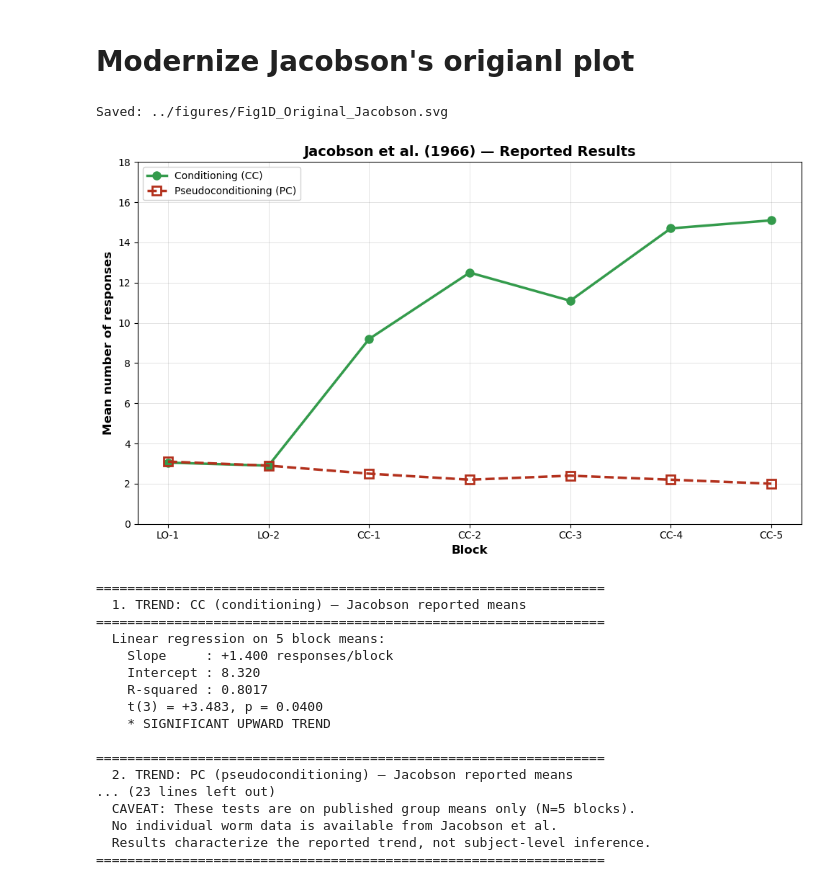
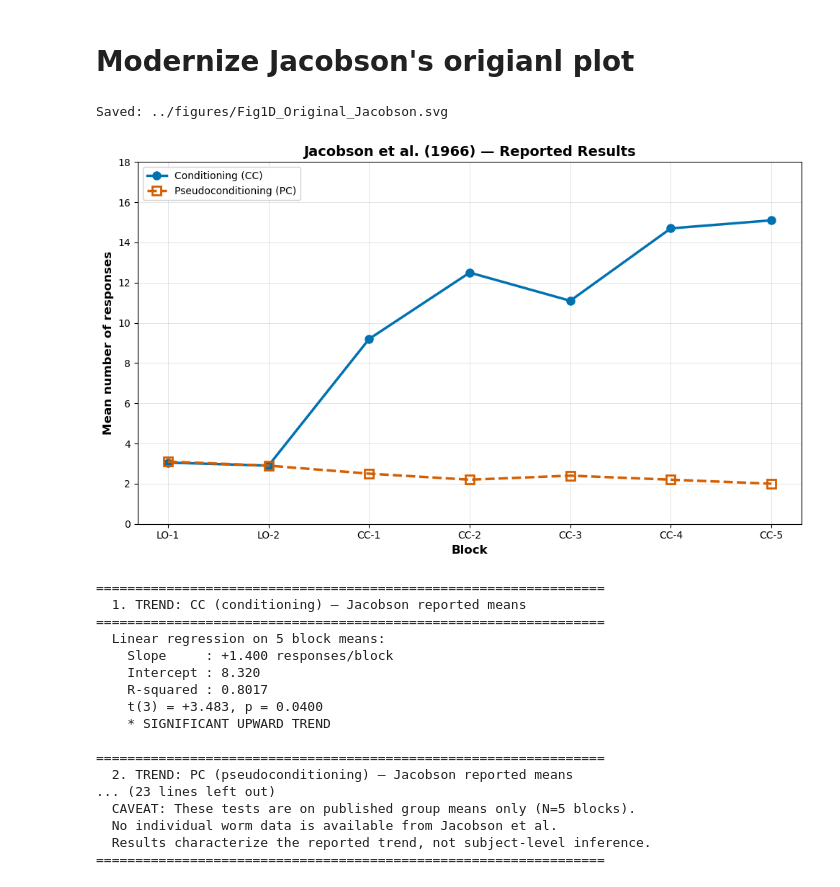
Before and after one commit to madeleinesnyder/PlanariaPipe, a Jupyter notebook: hand_scoring_scripts/Fig1_Supp2_JacobsonStyle_Lineplot_HiLo_Responders.ipynb, the cells around one changed output. Saved outputs shown, nothing was run; the diff lists cells and outputs as text; code cells hidden in the pictures.

```diff
--- a/hand_scoring_scripts/Fig1_Supp2_JacobsonStyle_Lineplot_HiLo_Responders.ipynb
+++ b/hand_scoring_scripts/Fig1_Supp2_JacobsonStyle_Lineplot_HiLo_Responders.ipynb
@@ -892,13 +983,13 @@ pc_vals = [PC_L1, PC_L2, PC1, PC2, PC3, PC4, PC5]
 fig, ax = plt.subplots(figsize=(10, 6))
 
 ax.plot(blocks, cc_vals,
-        color='#349B4C', linestyle='-', linewidth=2.5,
-        marker='o', markersize=8, markerfacecolor='#349B4C', markeredgecolor='#349B4C',
+        color='#0072B2', linestyle='-', linewidth=2.5,
+        marker='o', markersize=8, markerfacecolor='#0072B2', markeredgecolor='#0072B2',
         label='Conditioning (CC)', zorder=5)
 
 ax.plot(blocks, pc_vals,
-        color='#B3311D', linestyle='--', linewidth=2.5,
-        marker='s', markersize=8, markerfacecolor='none', markeredgecolor='#B3311D',
+        color='#D55E00', linestyle='--', linewidth=2.5,
+        marker='s', markersize=8, markerfacecolor='none', markeredgecolor='#D55E00',
         markeredgewidth=2, label='Pseudoconditioning (PC)', zorder=5)
 
 ax.set_xticks(blocks)
@@ -981,34 +1072,34 @@ interaction = all_blocks * group_code
 X = np.column_stack([np.ones(10), all_blocks, group_code, interaction])
 from numpy.linalg import lstsq
 beta, residuals, rank, sv = lstsq(X, all_vals, rcond=None)
 y_pred = X @ beta
 ss_res = np.sum((all_vals - y_pred)**2)
 df_res = 10 - 4
 mse = ss_res / df_res
 
 # SE of interaction coefficient
 XtX_inv = np.linalg.inv(X.T @ X)
 se_inter = np.sqrt(mse * XtX_inv[3, 3])
 t_inter = beta[3] / se_inter
 p_inter = 2 * sp_stats.t.sf(abs(t_inter), df=df_res)
 
 print(f"\n  Slope comparison (interaction test):")
 print(f"    CC slope: {res_cc.slope:+.3f}, PC slope: {res_pc.slope:+.3f}")
 print(f"    Interaction (slope diff): {beta[3]:+.3f}")
 print(f"    t({df_res}) = {t_inter:+.3f}, p = {p_inter:.4f}")
 if p_inter < 0.05:
     print("    * SIGNIFICANT DIFFERENCE in trends between CC and PC")
 else:
     print("    * No significant difference in trends")
 
 print(f"\n{sep}")
 print("  CAVEAT: These tests are on published group means only (N=5 blocks).")
 print("  No individual worm data is available from Jacobson et al.")
 print("  Results characterize the reported trend, not subject-level inference.")
 print(sep)
 # %% [output]
 Saved: ../figures/Fig1D_Original_Jacobson.svg
-[figure, old version]
+[figure, new version]
 =================================================================
   1. TREND: CC (conditioning) — Jacobson reported means
 =================================================================
```
Also changed, not shown: parts of 4 cells of this notebook, 12 other files.
